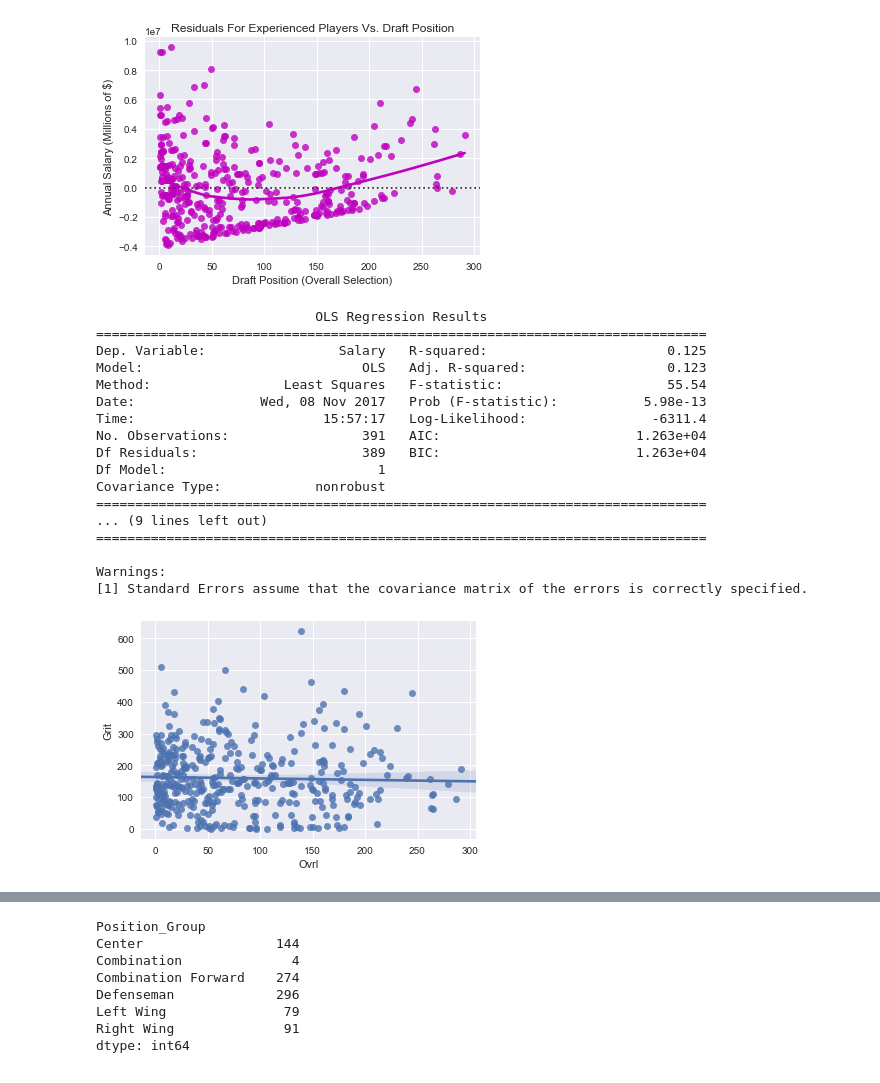
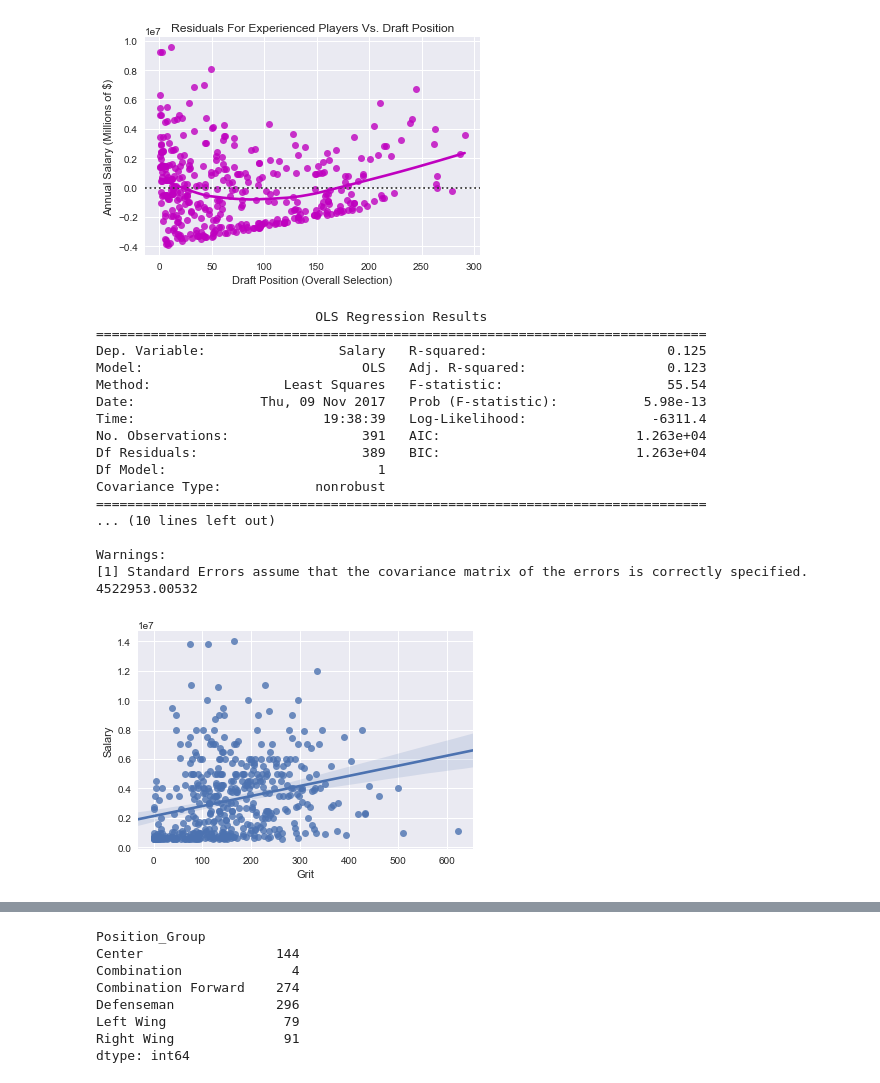
Before and after one commit to jaredbgo/NHL_analysis, a Jupyter notebook: NHL_Analysis.ipynb, the cells around one changed output, grey strips where cells are left out. Drawn from its saved outputs; the diff is of its cells as text; code cells hidden in the pictures.

Commit message:
Added headers and more salary graphs

```diff
--- a/NHL_Analysis.ipynb
+++ b/NHL_Analysis.ipynb
@@ -169,9 +191,10 @@ modelres = salary_model.fit()
 print modelres.summary()
 salslope = modelres.params["Ovrl"]
 salint = modelres.params["const"]
-def predicted_sal(ovrl): #THIS function will predict a salary based on overall draft position, derived from our linear model
+def draft_predicted_sal(ovrl): #THIS function will predict a salary based on overall draft position, derived from our linear model
     sal = salint + salslope*ovrl
     return sal
+print draft_predicted_sal(5)
 # x.corr(y)
 #This shows us that as you are drafted lower, your salary tends to be lower
 # %% [output]
@@ -180,21 +203,20 @@ def predicted_sal(ovrl): #THIS function will predict a salary based on overall d
 Dep. Variable:                 Salary   R-squared:                       0.125
 Model:                            OLS   Adj. R-squared:                  0.123
 Method:                 Least Squares   F-statistic:                     55.54
-Date:                Wed, 08 Nov 2017   Prob (F-statistic):           5.98e-13
-Time:                        15:57:17   Log-Likelihood:                -6311.4
+Date:                Thu, 09 Nov 2017   Prob (F-statistic):           5.98e-13
+Time:                        19:38:39   Log-Likelihood:                -6311.4
 No. Observations:                 391   AIC:                         1.263e+04
 Df Residuals:                     389   BIC:                         1.263e+04
 Df Model:                           1
 Covariance Type:            nonrobust
 ==============================================================================
-... (9 lines left out)
-==============================================================================
+... (10 lines left out)
 
 Warnings:
 [1] Standard Errors assume that the covariance matrix of the errors is correctly specified.
+4522953.00532
 # %%
-#How about Grit? Are lower drafted players more gritty?
 #Grit is an actual stat, defined as hits, blocked shots, penalty minutes, and majors
-gritty_draft = sns.regplot(data = nhl_frame_5exp, x = "Ovrl", y = "Grit")
+gritty_sal = sns.regplot(data = nhl_frame_5exp, x = "Grit", y = "Salary")
 # %% [output]
-[figure, old version]
+[figure, new version]
```
Also changed, not shown: parts of 10 cells of this notebook.
